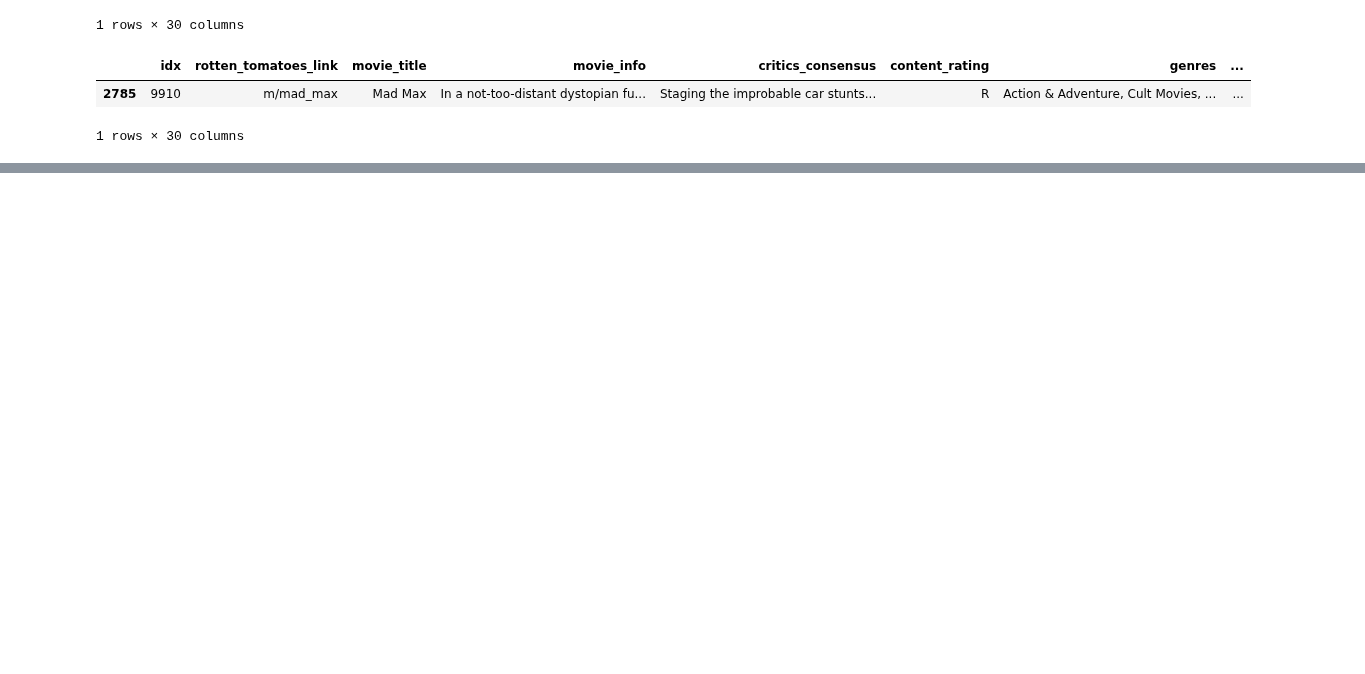
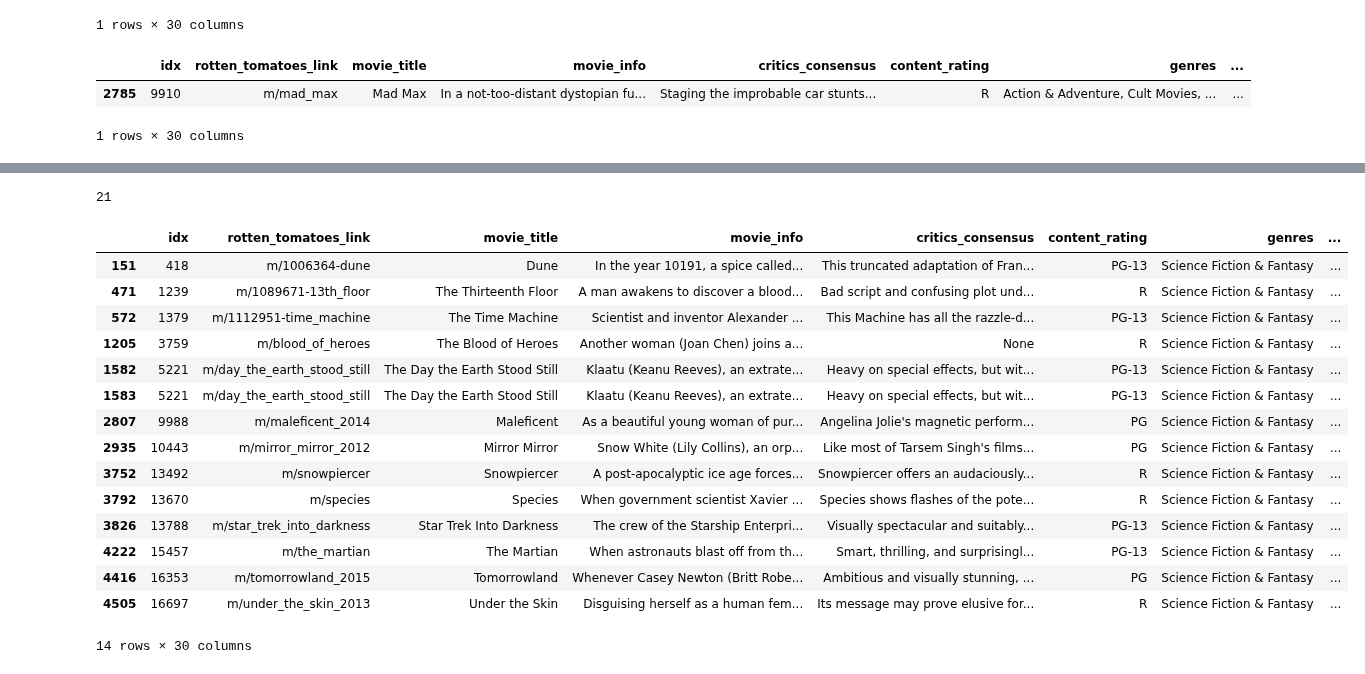
Before and after one commit to jeffreyhwatson/MS_Box_Office_Insights, a Jupyter notebook: rt_tn_workspace.ipynb, the cells around one changed output, grey strips where cells are left out. Drawn from its saved outputs; the diff is of its cells as text; code cells hidden in the pictures; blank space fills up the shorter version.

```diff
--- a/rt_tn_workspace.ipynb
+++ b/rt_tn_workspace.ipynb
@@ -131,0 +145,24 @@ genres_list
+# %%
+len(genres)
+# %% [output]
+21
+# %%
+df[(df['genres'] == 'Science Fiction & Fantasy') |\
+   (df['genres'] == ' Science Fiction & Fantasy')]
+# %% [output]
+|  | idx | rotten_tomatoes_link | movie_title | movie_info | critics_consensus | content_rating | genres | ... |
+| 151 | 418 | m/1006364-dune | Dune | In the year 10191, a spice called... | This truncated adaptation of Fran... | PG-13 | Science Fiction & Fantasy | ... |
+| 471 | 1239 | m/1089671-13th_floor | The Thirteenth Floor | A man awakens to discover a blood... | Bad script and confusing plot und... | R | Science Fiction & Fantasy | ... |
+| 572 | 1379 | m/1112951-time_machine | The Time Machine | Scientist and inventor Alexander ... | This Machine has all the razzle-d... | PG-13 | Science Fiction & Fantasy | ... |
+| 1205 | 3759 | m/blood_of_heroes | The Blood of Heroes | Another woman (Joan Chen) joins a... | None | R | Science Fiction & Fantasy | ... |
+| 1582 | 5221 | m/day_the_earth_stood_still | The Day the Earth Stood Still | Klaatu (Keanu Reeves), an extrate... | Heavy on special effects, but wit... | PG-13 | Science Fiction & Fantasy | ... |
+| 1583 | 5221 | m/day_the_earth_stood_still | The Day the Earth Stood Still | Klaatu (Keanu Reeves), an extrate... | Heavy on special effects, but wit... | PG-13 | Science Fiction & Fantasy | ... |
+| 2807 | 9988 | m/maleficent_2014 | Maleficent | As a beautiful young woman of pur... | Angelina Jolie's magnetic perform... | PG | Science Fiction & Fantasy | ... |
+| 2935 | 10443 | m/mirror_mirror_2012 | Mirror Mirror | Snow White (Lily Collins), an orp... | Like most of Tarsem Singh's films... | PG | Science Fiction & Fantasy | ... |
+| 3752 | 13492 | m/snowpiercer | Snowpiercer | A post-apocalyptic ice age forces... | Snowpiercer offers an audaciously... | R | Science Fiction & Fantasy | ... |
+| 3792 | 13670 | m/species | Species | When government scientist Xavier ... | Species shows flashes of the pote... | R | Science Fiction & Fantasy | ... |
+| 3826 | 13788 | m/star_trek_into_darkness | Star Trek Into Darkness | The crew of the Starship Enterpri... | Visually spectacular and suitably... | PG-13 | Science Fiction & Fantasy | ... |
+| 4222 | 15457 | m/the_martian | The Martian | When astronauts blast off from th... | Smart, thrilling, and surprisingl... | PG-13 | Science Fiction & Fantasy | ... |
+| 4416 | 16353 | m/tomorrowland_2015 | Tomorrowland | Whenever Casey Newton (Britt Robe... | Ambitious and visually stunning, ... | PG | Science Fiction & Fantasy | ... |
+| 4505 | 16697 | m/under_the_skin_2013 | Under the Skin | Disguising herself as a human fem... | Its message may prove elusive for... | R | Science Fiction & Fantasy | ... |
+14 rows × 30 columns
```
Also changed, not shown: parts of 3 cells of this notebook.
